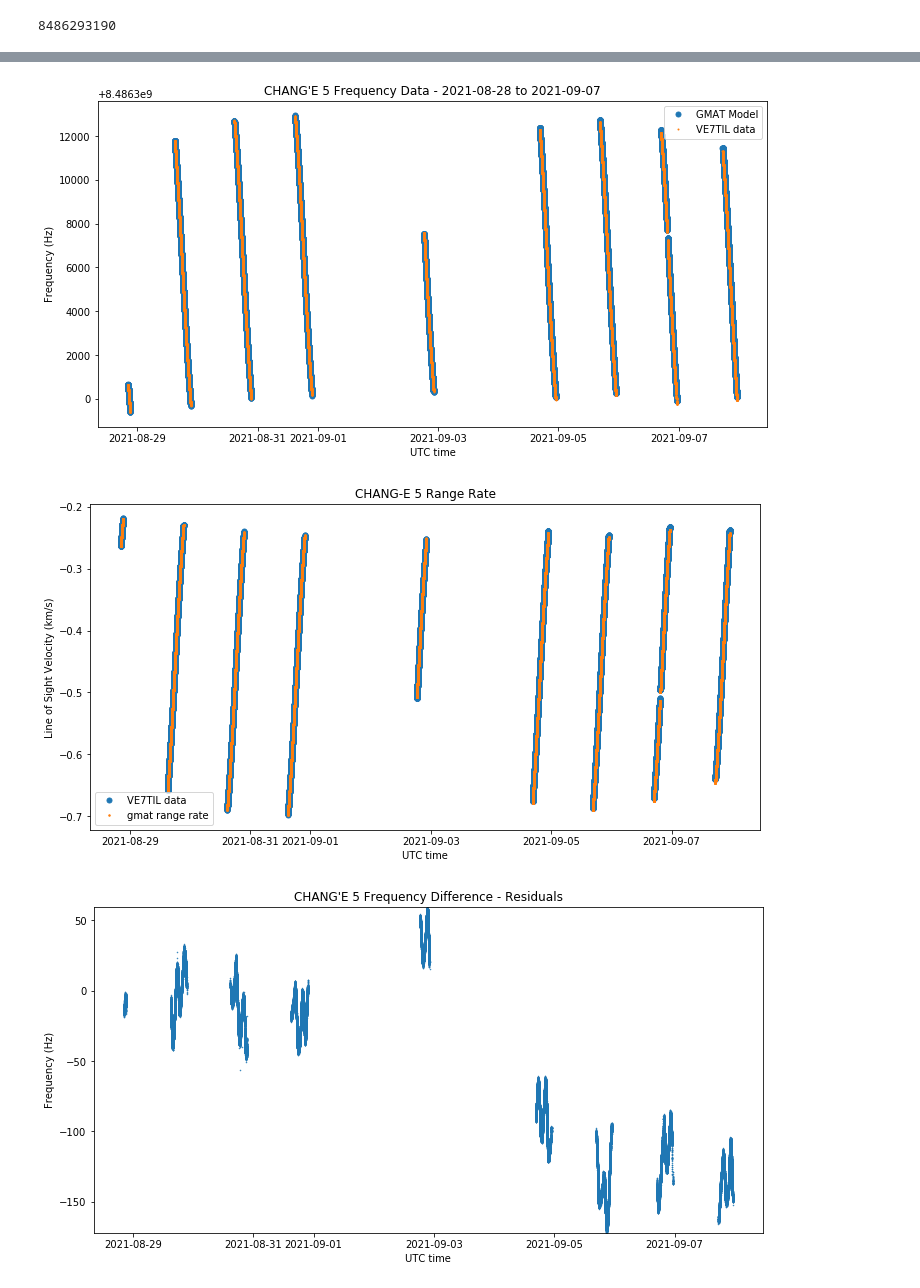
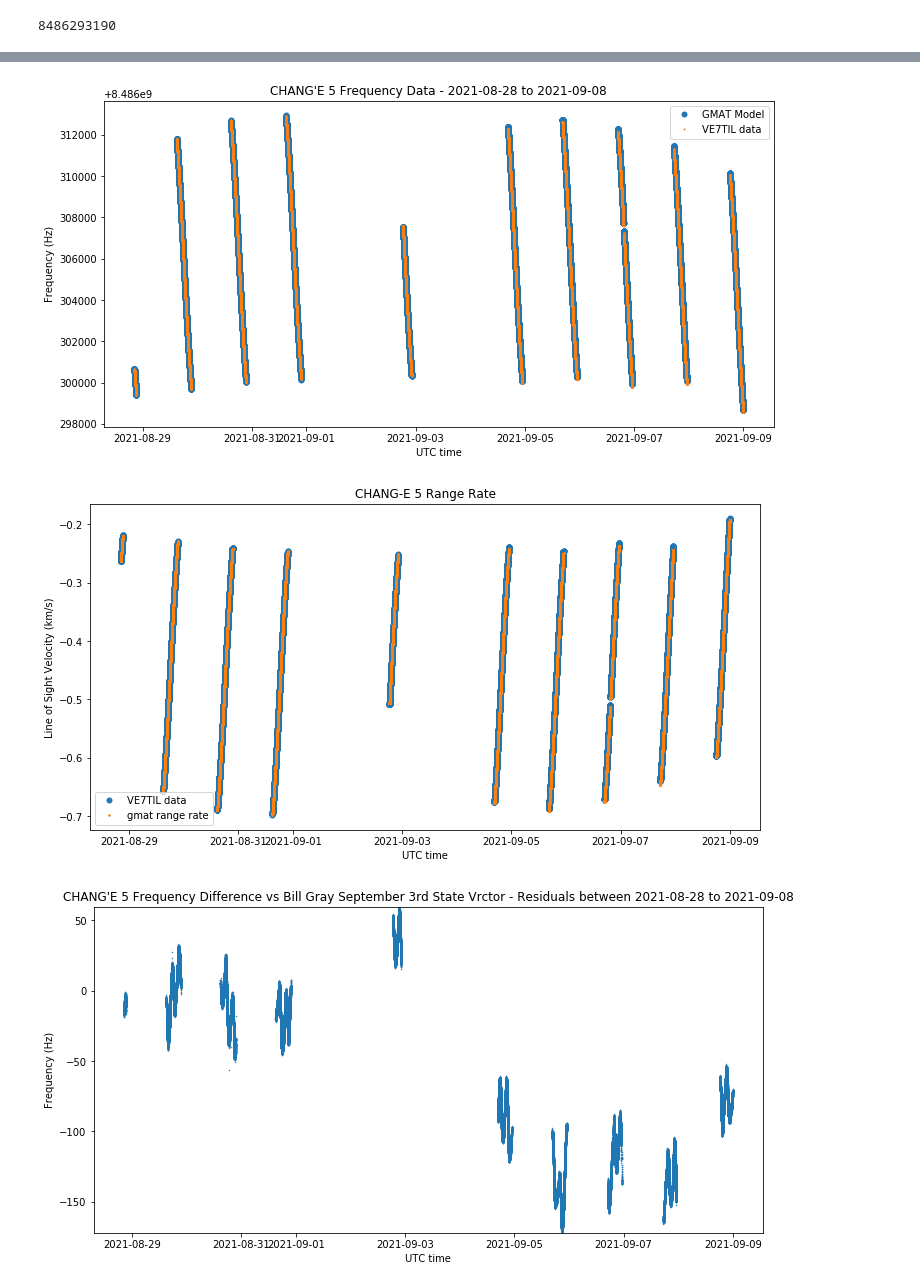
Before and after one commit to ScottTilley/Change5, a Jupyter notebook: L1_return/CE5_8486.ipynb, the cells around one changed output, grey strips where cells are left out. Cells and saved outputs as stored; diff of their text form; code cells hidden in the pictures.

```diff
--- a/L1_return/CE5_8486.ipynb
+++ b/L1_return/CE5_8486.ipynb
@@ -20,7 +20,7 @@ print(f_carrier)
 # %% [output]
 8486293190
 # %%
-data = np.fromfile('/media/scott/fast/data/20210907/all07.dat', sep = ' ').reshape((-1,4))
+data = np.fromfile('/media/scott/fast/data/20210908/all08.dat', sep = ' ').reshape((-1,4))
 t_data = Time(data[:,0], format = 'mjd')
 freq_data = data[:,1]
 # %%
@@ -59,7 +59,7 @@ plt.xlabel('UTC time')
 plt.legend()
 plt.show();
 # %% [output]
-[figure, old version]
+[figure, new version]
 # %%
 plt.plot(t_data.datetime, Rr, '.',markersize=10,alpha=1,label = 'VE7TIL data')
 plt.plot(t_data.datetime,rangerate_interp, '.',markersize=3, alpha=2, label = 'gmat range rate')
@@ -70,16 +70,16 @@ plt.xlabel('UTC time')
 plt.legend()
 plt.show();
 # %% [output]
-[figure, old version]
+[figure, new version]
 # %%
 plt.ylim(np.min(np_diff), np.max(np_diff))
 plt.plot(t_data.datetime, freq_data - freq_gmat,'.',markersize=1,  label = 'strf file')
-plt.title('CHANG\'E 5 Frequency Difference - Residuals')
+plt.title('CHANG\'E 5 Frequency Difference vs Bill Gray September 3rd State Vrctor - Residuals between %s to %s'%(t_data.datetime[0].strftime('%Y-%m-%d'), t_data.datetime[len(freq_data)-1].strftime('%Y-%m-%d')))
 plt.ylabel('Frequency (Hz)')
 plt.xlabel('UTC time')
 plt.show();
 # %% [output]
-[figure, old version]
+[figure, new version]
 # %%
 plt.ylim(np.min(np_rrdiff), np.max(np_rrdiff))
 plt.plot(t_data.datetime, Rr - rangerate_interp,'.',markersize=1,  label = 'strf file')
```
Also changed, not shown: parts of 2 cells of this notebook, 2 other files.
